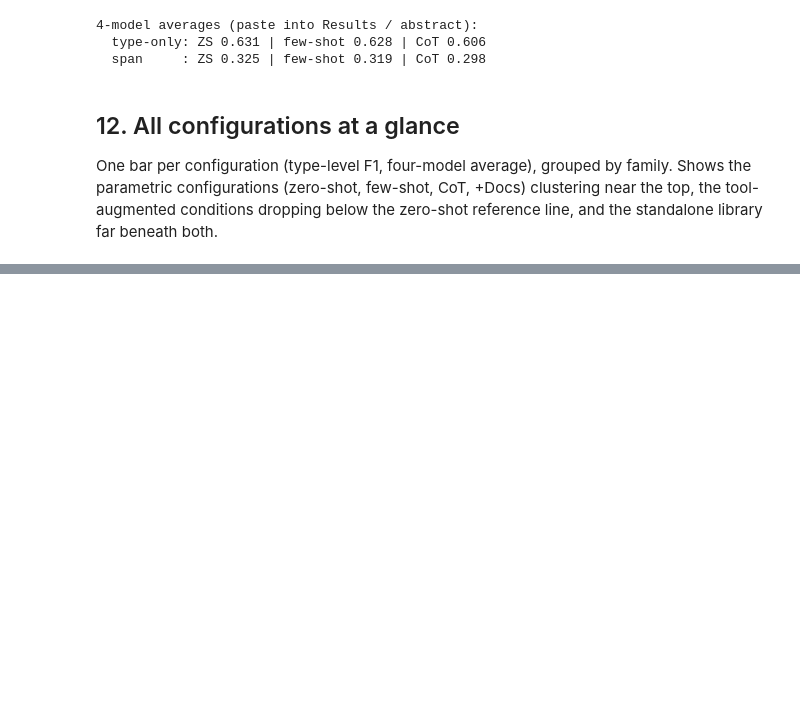
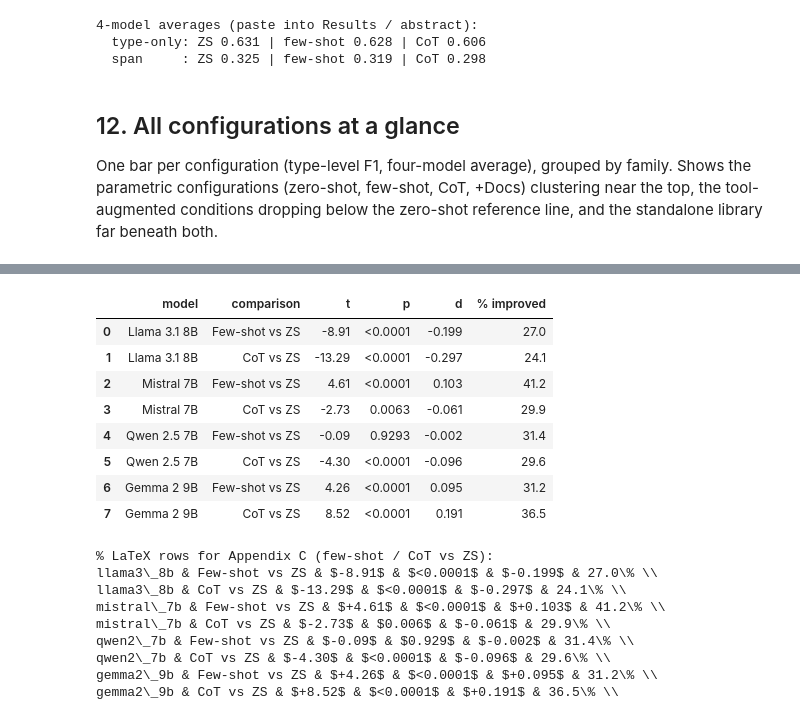
Before and after one commit to EdyVision/pii-skills-ablation-study, a Jupyter notebook: notebooks/04_analyses_r&r.ipynb, the cells around one changed output, grey strips where cells are left out. Drawn from its saved outputs; the diff is of its cells as text; code cells hidden in the pictures; blank space fills up the shorter version.

```diff
--- a/notebooks/04_analyses_r&r.ipynb
+++ b/notebooks/04_analyses_r&r.ipynb
@@ -598,0 +612,71 @@ fig.show(renderer="svg"); fig.write_image("fig_all_conditions.pdf")
+# %%
+# Paired stats (t, p, Cohen's d, % improved) for the parametric baselines vs zero-shot, type level.
+# d = mean / population-stdev of the paired per-sample deltas, matching tab:app_stats_full.
+baselines = load_run("baselines")
+
+if not baselines:
+    print("baselines run not found \u2014 run `make rr-baselines`, then re-run this cell.")
+else:
+    try:
+        from scipy import stats as _ss
+        def _pair_t(a, b):
+            return _ss.ttest_rel(a, b)
+    except Exception:
+        def _pair_t(a, b):
+            d = [x - y for x, y in zip(a, b)]
+            t = statistics.mean(d) / (statistics.stdev(d) / math.sqrt(len(d)))
+            return t, math.erfc(abs(t) / math.sqrt(2))   # normal approx (n is large)
+
+    MODELS = ["llama3_8b", "mistral_7b", "qwen2_7b", "gemma2_9b"]
+    LAB = {"gemma2_9b": "Gemma 2 9B", "llama3_8b": "Llama 3.1 8B",
+           "mistral_7b": "Mistral 7B", "qwen2_7b": "Qwen 2.5 7B"}
+
+    def _f1_by_id(recs, m, c):
+        return {r["sample_id"]: f1(r["predictions"] or [], r["ground_truth"] or [], norm, False)
+                for r in recs if r["model"] == m and r["condition"] == c}
+
+    rows, tex = [], []
+
+    for m in MODELS:
+        zs = _f1_by_id(main, m, "zero_shot")
+
+        for cond, lbl in [("few_shot", "Few-shot vs ZS"), ("cot", "CoT vs ZS")]:
+            cc = _f1_by_id(baselines, m, cond)
+            ids = [i for i in cc if i in zs]
+            a, b = [cc[i] for i in ids], [zs[i] for i in ids]
+            delta = [x - y for x, y in zip(a, b)]
+
+            d = statistics.mean(delta) / statistics.pstdev(delta)
+            t, p = _pair_t(a, b)
+            pct = 100 * sum(x > 0 for x in delta) / len(delta)
+
+            rows.append({"model": LAB[m], "comparison": lbl, "t": round(float(t), 2),
+                         "p": "<0.0001" if p < 1e-4 else round(float(p), 4),
+                         "d": round(d, 3), "% improved": round(pct, 1)})
+
+            mtex = m.replace("_", "\\_")
+            ptex = "$<0.0001$" if p < 1e-4 else f"${float(p):.3f}$"
+            tex.append(f"{mtex} & {lbl} & ${t:+.2f}$ & {ptex} & ${d:+.3f}$ & {pct:.1f}\\% \\\\")
+
+    display(pd.DataFrame(rows))
+    print("\n% LaTeX rows for Appendix C (few-shot / CoT vs ZS):")
+    print("\n".join(tex))
+# %% [output]
+|  | model | comparison | t | p | d | % improved |
+| 0 | Llama 3.1 8B | Few-shot vs ZS | -8.91 | <0.0001 | -0.199 | 27.0 |
+| 1 | Llama 3.1 8B | CoT vs ZS | -13.29 | <0.0001 | -0.297 | 24.1 |
+| 2 | Mistral 7B | Few-shot vs ZS | 4.61 | <0.0001 | 0.103 | 41.2 |
+| 3 | Mistral 7B | CoT vs ZS | -2.73 | 0.0063 | -0.061 | 29.9 |
+| 4 | Qwen 2.5 7B | Few-shot vs ZS | -0.09 | 0.9293 | -0.002 | 31.4 |
+| 5 | Qwen 2.5 7B | CoT vs ZS | -4.30 | <0.0001 | -0.096 | 29.6 |
+| 6 | Gemma 2 9B | Few-shot vs ZS | 4.26 | <0.0001 | 0.095 | 31.2 |
+| 7 | Gemma 2 9B | CoT vs ZS | 8.52 | <0.0001 | 0.191 | 36.5 |
+% LaTeX rows for Appendix C (few-shot / CoT vs ZS):
+llama3\_8b & Few-shot vs ZS & $-8.91$ & $<0.0001$ & $-0.199$ & 27.0\% \\
+llama3\_8b & CoT vs ZS & $-13.29$ & $<0.0001$ & $-0.297$ & 24.1\% \\
+mistral\_7b & Few-shot vs ZS & $+4.61$ & $<0.0001$ & $+0.103$ & 41.2\% \\
+mistral\_7b & CoT vs ZS & $-2.73$ & $0.006$ & $-0.061$ & 29.9\% \\
+qwen2\_7b & Few-shot vs ZS & $-0.09$ & $0.929$ & $-0.002$ & 31.4\% \\
+qwen2\_7b & CoT vs ZS & $-4.30$ & $<0.0001$ & $-0.096$ & 29.6\% \\
+gemma2\_9b & Few-shot vs ZS & $+4.26$ & $<0.0001$ & $+0.095$ & 31.2\% \\
+gemma2\_9b & CoT vs ZS & $+8.52$ & $<0.0001$ & $+0.191$ & 36.5\% \\
```
Also changed, not shown: parts of 11 cells of this notebook.
